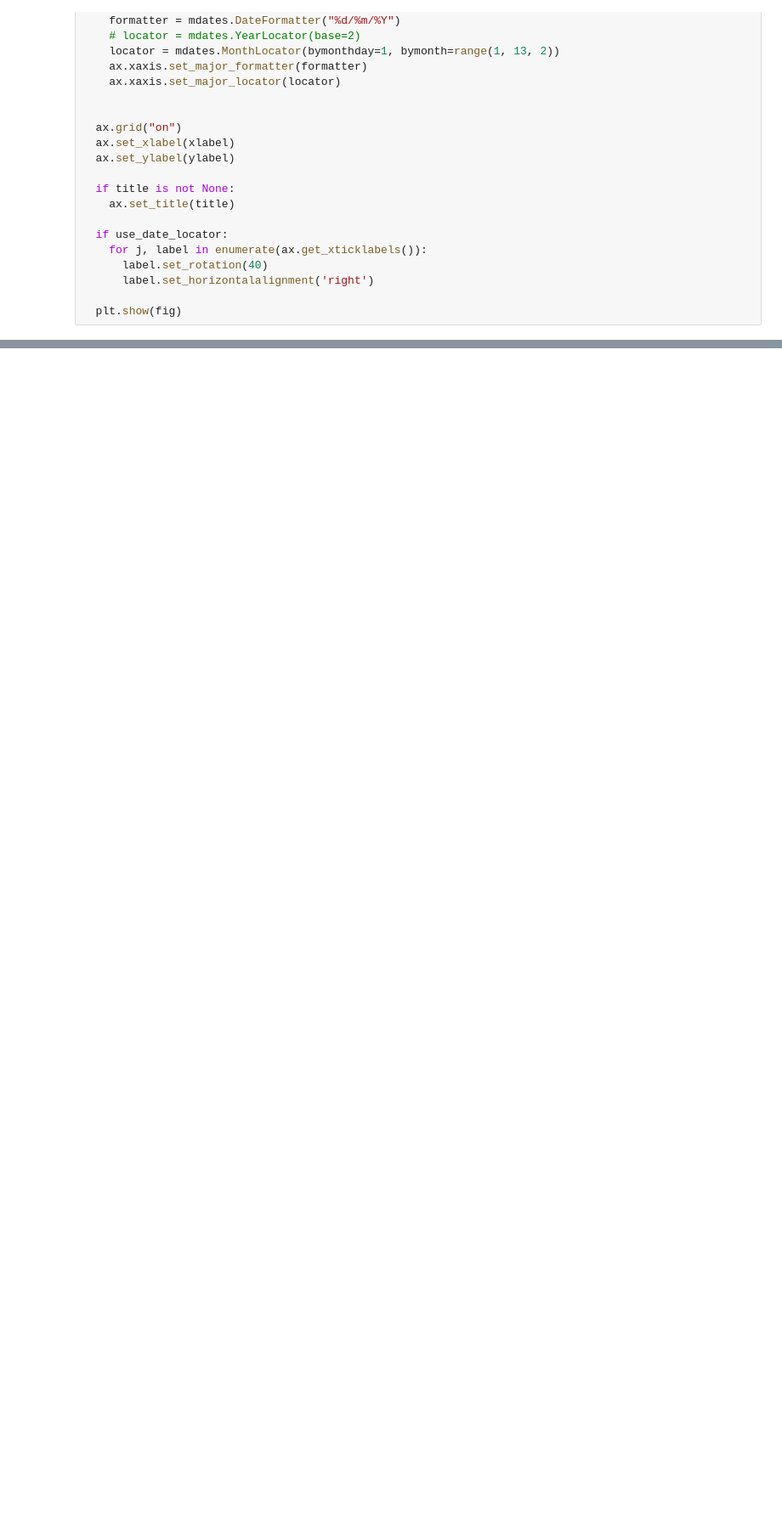
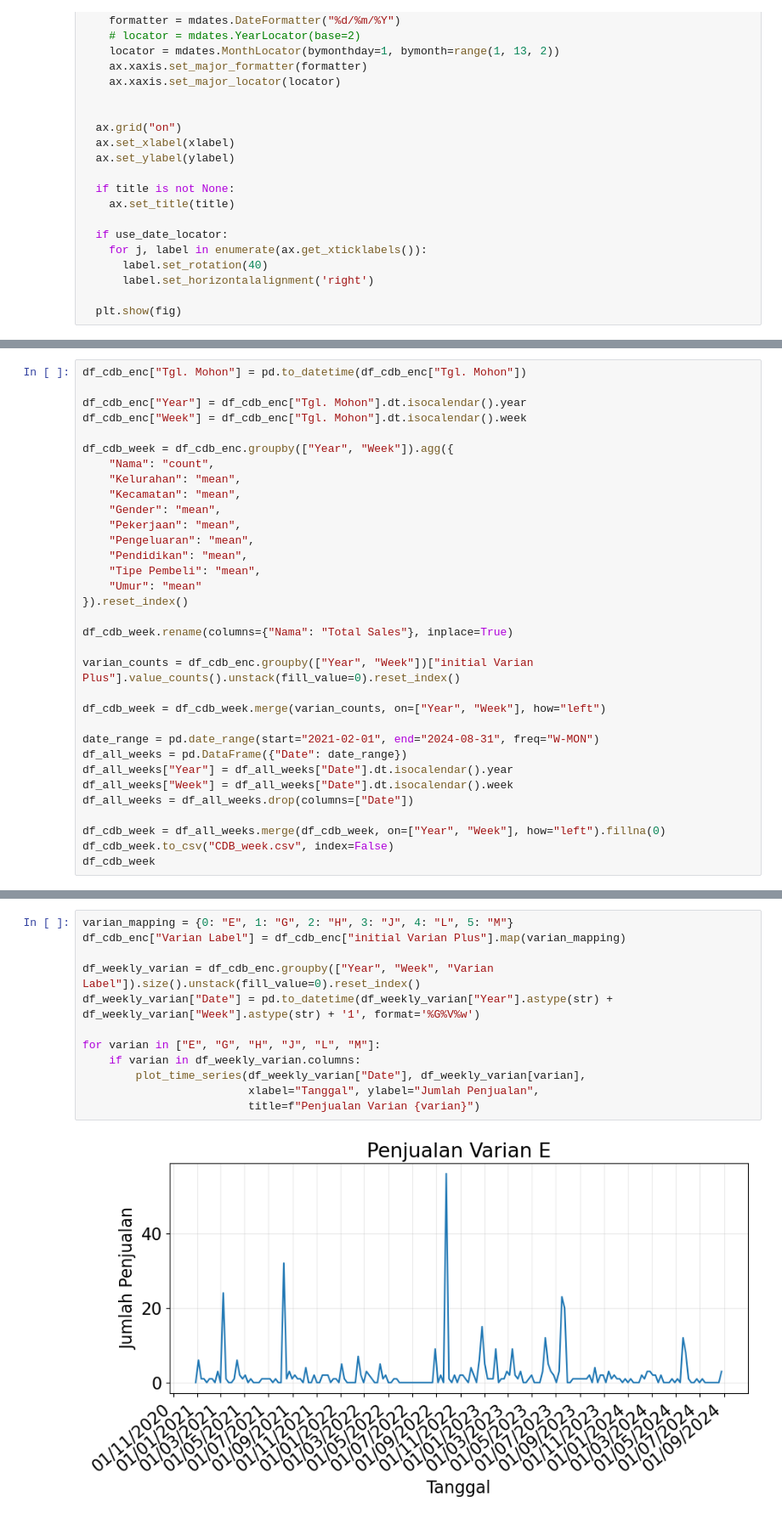
Before and after one commit to anajesset/tugas-akhirr, a Jupyter notebook: exploration_02.ipynb, the cells around one changed output, grey strips where cells are left out. Shown at 85% size. Drawn from its saved outputs; the diff is of its cells as text; blank space fills up the shorter version.

```diff
--- a/exploration_02.ipynb
+++ b/exploration_02.ipynb
@@ -268,0 +271,33 @@ plot_pacf(df_L_week["Qty."]);
+# %%
+df_cdb_enc["Tgl. Mohon"] = pd.to_datetime(df_cdb_enc["Tgl. Mohon"])
+
+df_cdb_enc["Year"] = df_cdb_enc["Tgl. Mohon"].dt.isocalendar().year
+df_cdb_enc["Week"] = df_cdb_enc["Tgl. Mohon"].dt.isocalendar().week
+
+df_cdb_week = df_cdb_enc.groupby(["Year", "Week"]).agg({
+    "Nama": "count",
+    "Kelurahan": "mean",
+    "Kecamatan": "mean",
+    "Gender": "mean",
+    "Pekerjaan": "mean",
+    "Pengeluaran": "mean",
+    "Pendidikan": "mean",
+    "Tipe Pembeli": "mean",
+    "Umur": "mean"
+}).reset_index()
+
+df_cdb_week.rename(columns={"Nama": "Total Sales"}, inplace=True)
+
+varian_counts = df_cdb_enc.groupby(["Year", "Week"])["initial Varian Plus"].value_counts().unstack(fill_value=0).reset_index()
+
+df_cdb_week = df_cdb_week.merge(varian_counts, on=["Year", "Week"], how="left")
+
+date_range = pd.date_range(start="2021-02-01", end="2024-08-31", freq="W-MON")
+df_all_weeks = pd.DataFrame({"Date": date_range})
+df_all_weeks["Year"] = df_all_weeks["Date"].dt.isocalendar().year
+df_all_weeks["Week"] = df_all_weeks["Date"].dt.isocalendar().week
+df_all_weeks = df_all_weeks.drop(columns=["Date"])
+
+df_cdb_week = df_all_weeks.merge(df_cdb_week, on=["Year", "Week"], how="left").fillna(0)
+df_cdb_week.to_csv("CDB_week.csv", index=False)
+df_cdb_week
@@ -268,0 +318,14 @@ plot_pacf(df_L_week["Qty."]);
+# %%
+varian_mapping = {0: "E", 1: "G", 2: "H", 3: "J", 4: "L", 5: "M"}
+df_cdb_enc["Varian Label"] = df_cdb_enc["initial Varian Plus"].map(varian_mapping)
+
+df_weekly_varian = df_cdb_enc.groupby(["Year", "Week", "Varian Label"]).size().unstack(fill_value=0).reset_index()
+df_weekly_varian["Date"] = pd.to_datetime(df_weekly_varian["Year"].astype(str) + df_weekly_varian["Week"].astype(str) + '1', format='%G%V%w')
+
+for varian in ["E", "G", "H", "J", "L", "M"]:
+    if varian in df_weekly_varian.columns:
+        plot_time_series(df_weekly_varian["Date"], df_weekly_varian[varian],
+                         xlabel="Tanggal", ylabel="Jumlah Penjualan",
+                         title=f"Penjualan Varian {varian}")
+# %% [output]
+[figure, added]
```
Also changed, not shown: parts of 58 cells of this notebook, 4 other files.
